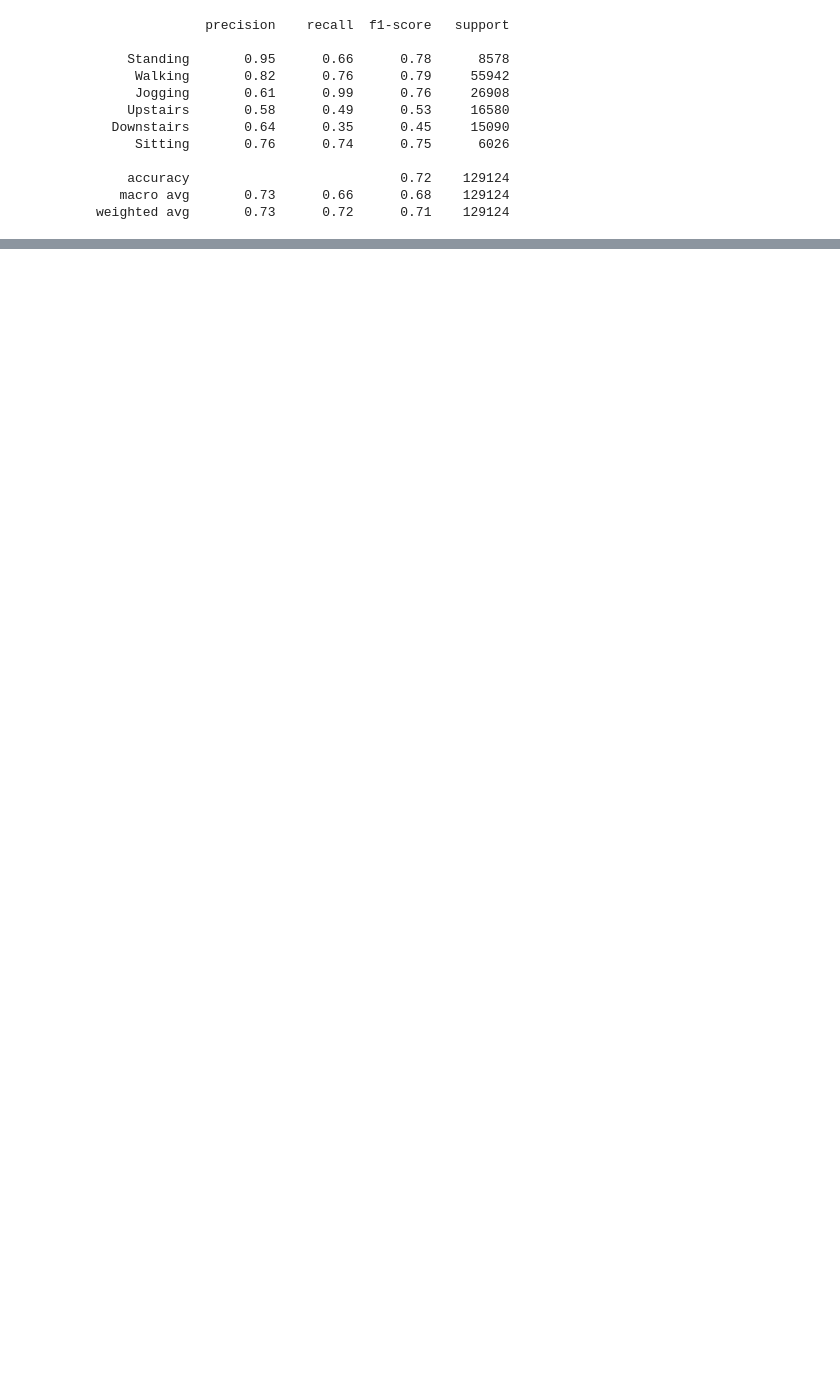
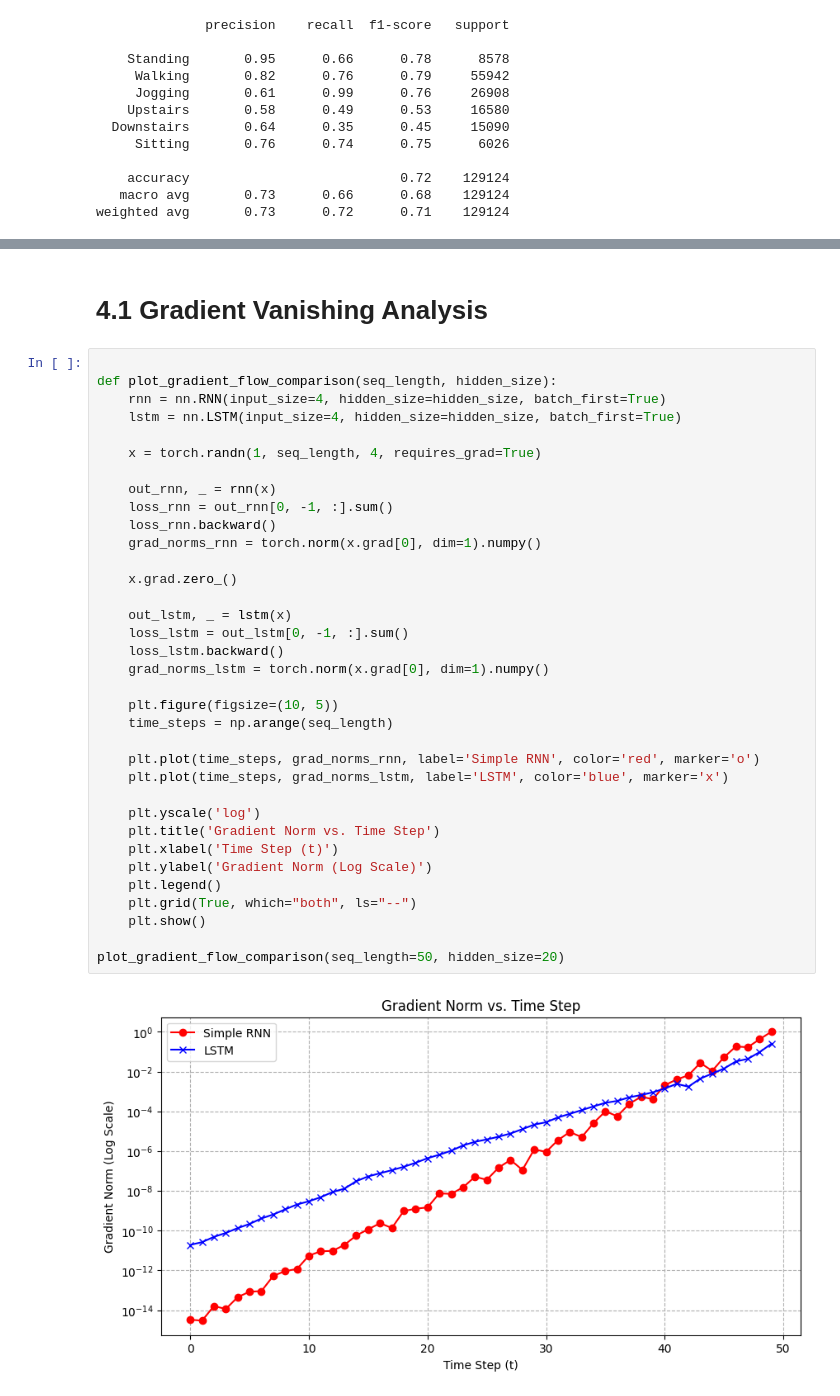
Before and after one commit to AminHgJoo/AI-Project, a Jupyter notebook: project.ipynb, the cells around one changed output, grey strips where cells are left out. Saved outputs shown, nothing was run; the diff lists cells and outputs as text; blank space fills up the shorter version.

```diff
--- a/project.ipynb
+++ b/project.ipynb
@@ -840,0 +1203,39 @@ weighted avg       0.73      0.72      0.71    129124
+# %% [markdown]
+# 4.1 Gradient Vanishing Analysis
+# %%
+
+def plot_gradient_flow_comparison(seq_length, hidden_size):
+    rnn = nn.RNN(input_size=4, hidden_size=hidden_size, batch_first=True)
+    lstm = nn.LSTM(input_size=4, hidden_size=hidden_size, batch_first=True)
+
+    x = torch.randn(1, seq_length, 4, requires_grad=True)
+
+    out_rnn, _ = rnn(x)
+    loss_rnn = out_rnn[0, -1, :].sum()
+    loss_rnn.backward()
+    grad_norms_rnn = torch.norm(x.grad[0], dim=1).numpy()
+
+    x.grad.zero_()
+
+    out_lstm, _ = lstm(x)
+    loss_lstm = out_lstm[0, -1, :].sum()
+    loss_lstm.backward()
+    grad_norms_lstm = torch.norm(x.grad[0], dim=1).numpy()
+
+    plt.figure(figsize=(10, 5))
+    time_steps = np.arange(seq_length)
+
+    plt.plot(time_steps, grad_norms_rnn, label='Simple RNN', color='red', marker='o')
+    plt.plot(time_steps, grad_norms_lstm, label='LSTM', color='blue', marker='x')
+
+    plt.yscale('log')
+    plt.title('Gradient Norm vs. Time Step')
+    plt.xlabel('Time Step (t)')
+    plt.ylabel('Gradient Norm (Log Scale)')
+    plt.legend()
+    plt.grid(True, which="both", ls="--")
+    plt.show()
+
+plot_gradient_flow_comparison(seq_length=50, hidden_size=20)
+# %% [output]
+[figure, added]
```
Also changed, not shown: parts of 14 cells of this notebook.
